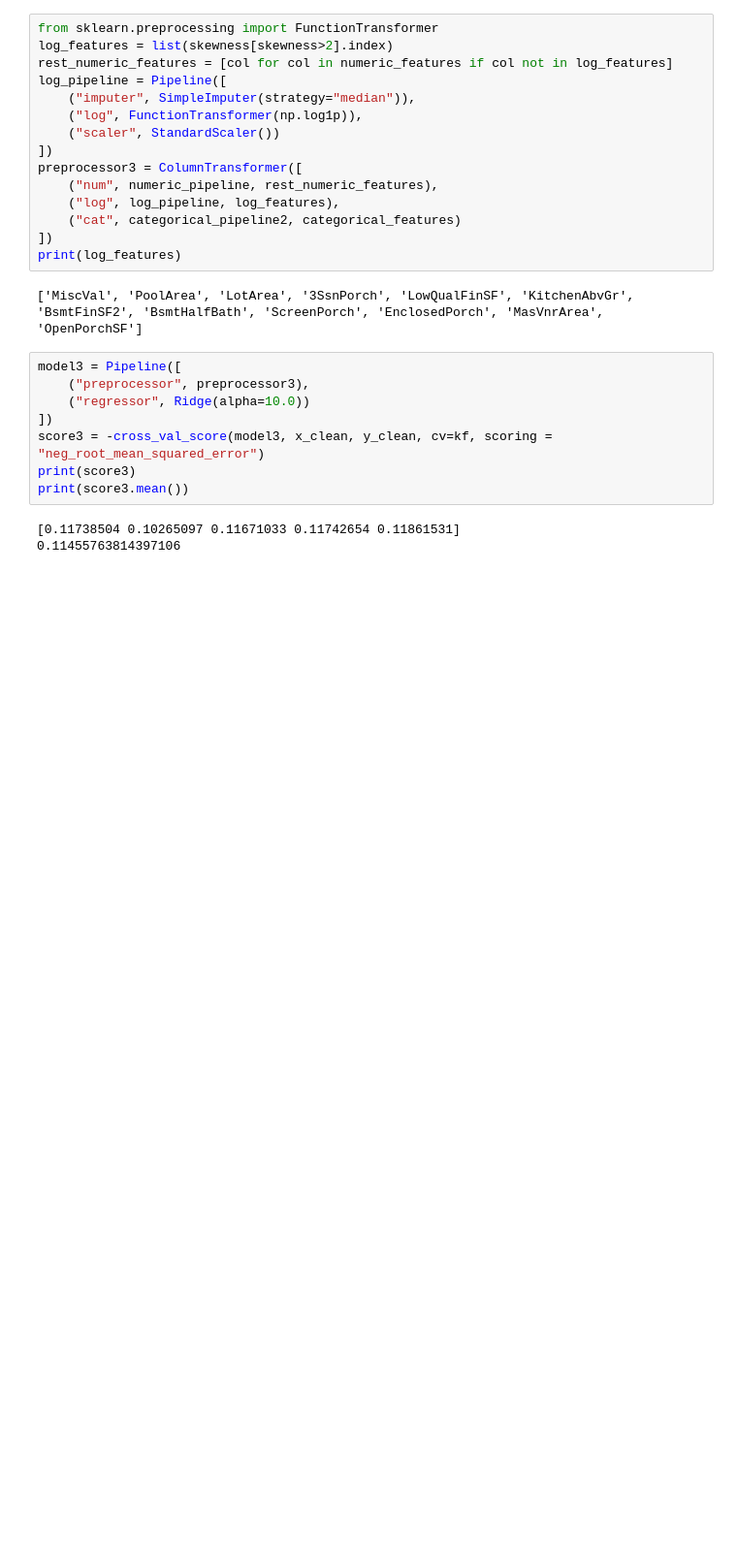
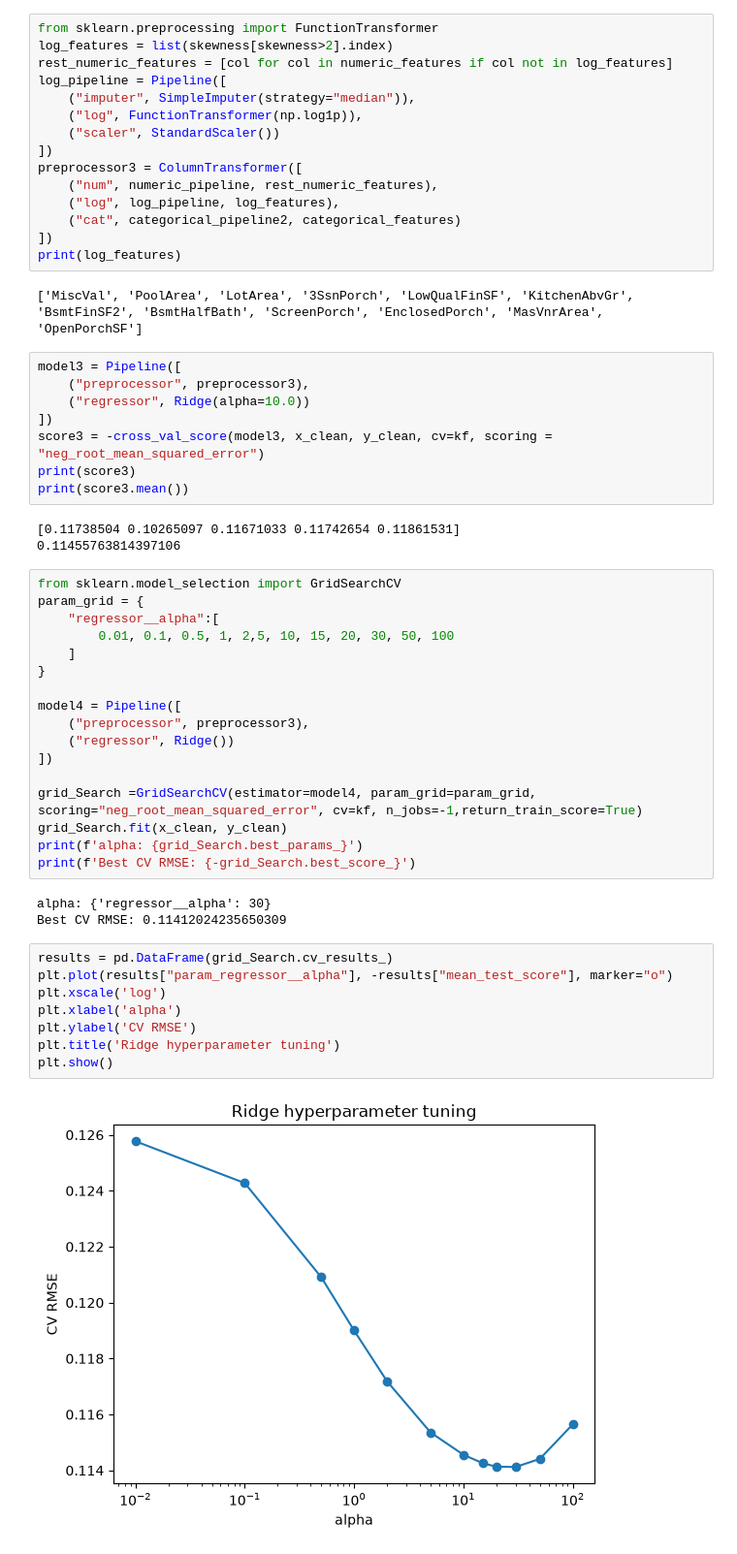
Before and after one commit to kridaysud2007/House-prices, a Jupyter notebook: notebooks/model.ipynb, the cells around one changed output. Shown at 97% size. Saved outputs shown, nothing was run; the diff lists cells and outputs as text; blank space fills up the shorter version.

```diff
--- a/notebooks/model.ipynb
+++ b/notebooks/model.ipynb
@@ -394,3 +394,33 @@ print(score3.mean())
 # %% [output]
 [0.11738504 0.10265097 0.11671033 0.11742654 0.11861531]
 0.11455763814397106
+# %%
+from sklearn.model_selection import GridSearchCV
+param_grid = {
+    "regressor__alpha":[
+        0.01, 0.1, 0.5, 1, 2,5, 10, 15, 20, 30, 50, 100
+    ]
+}
+
+model4 = Pipeline([
+    ("preprocessor", preprocessor3),
+    ("regressor", Ridge())
+])
+
+grid_Search =GridSearchCV(estimator=model4, param_grid=param_grid, scoring="neg_root_mean_squared_error", cv=kf, n_jobs=-1,return_train_score=True)
+grid_Search.fit(x_clean, y_clean)
+print(f'alpha: {grid_Search.best_params_}')
+print(f'Best CV RMSE: {-grid_Search.best_score_}')
+# %% [output]
+alpha: {'regressor__alpha': 30}
+Best CV RMSE: 0.11412024235650309
+# %%
+results = pd.DataFrame(grid_Search.cv_results_)
+plt.plot(results["param_regressor__alpha"], -results["mean_test_score"], marker="o")
+plt.xscale('log')
+plt.xlabel('alpha')
+plt.ylabel('CV RMSE')
+plt.title('Ridge hyperparameter tuning')
+plt.show()
+# %% [output]
+[figure, added]
```
Also changed, not shown: parts of 10 cells of this notebook, 4 other files.
